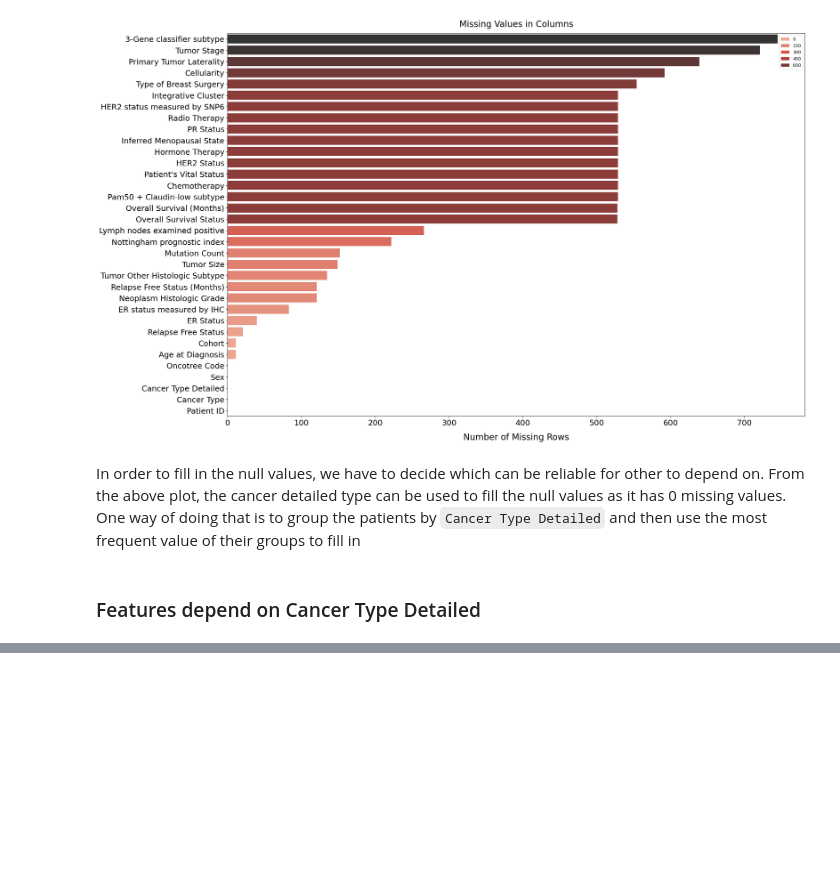
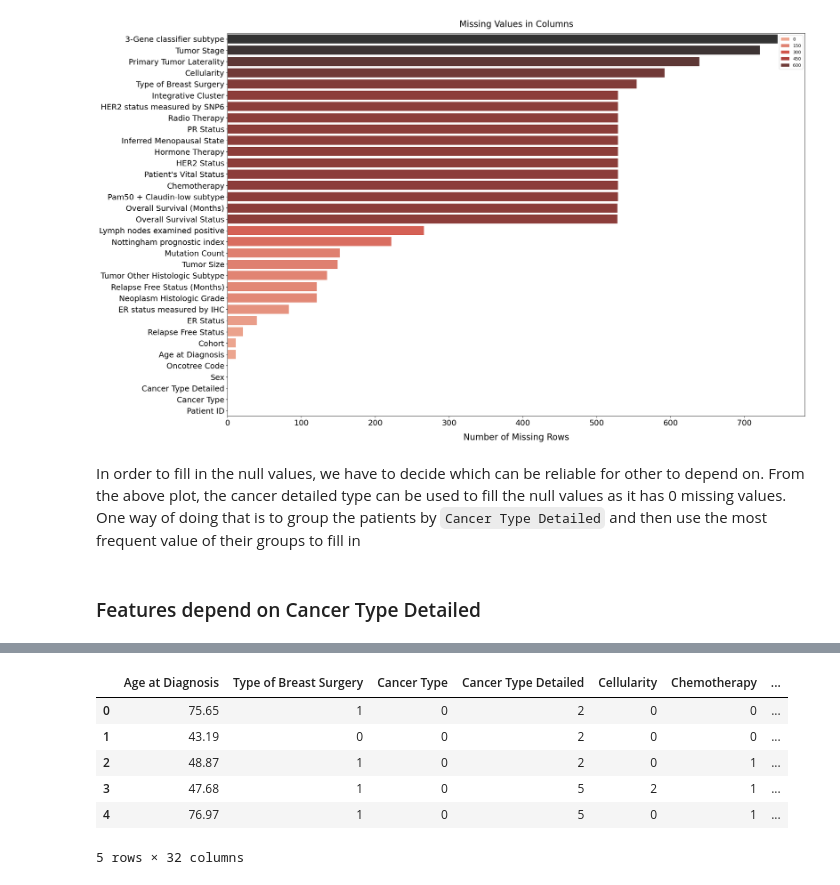
Before and after one commit to Riezmann75/survival-analysis, a Jupyter notebook: metabric_eda.ipynb, the cells around one changed output, grey strips where cells are left out. Drawn from its saved outputs; the diff is of its cells as text; code cells hidden in the pictures; blank space fills up the shorter version.

```diff
--- a/metabric_eda.ipynb
+++ b/metabric_eda.ipynb
@@ -156,0 +370,34 @@ df["Radio Therapy"] = grouped_df.sort_index(level=1).values
+# %%
+object_cols = [
+    "Type of Breast Surgery",
+    "Cancer Type",
+    "Cancer Type Detailed",
+    "Cellularity",
+    "Chemotherapy",
+    "Chemotherapy",
+    "Pam50 + Claudin-low subtype",
+    "ER status measured by IHC",
+    "ER Status",
+    "HER2 status measured by SNP6",
+    "HER2 Status",
+    "Tumor Other Histologic Subtype",
+    "Hormone Therapy",
+    "Inferred Menopausal State",
+    "Integrative Cluster",
+    "Primary Tumor Laterality",
+    "Oncotree Code",
+    "PR Status",
+    "Radio Therapy",
+    "Sex",
+    "3-Gene classifier subtype",
+]
+
+for col in object_cols:
+    df[col] = np.uint8(LabelEncoder().fit_transform(df[col]))
+
+df["Overall Survival Status"] = np.uint8(
+    df["Overall Survival Status"].map({"Living": 0, "Deceased": 1})
+)
+df["Relapse Free Status"] = np.uint8(
+    df["Relapse Free Status"].map({"Not Recurred": 0, "Recurred": 1})
+)
@@ -156,0 +418,10 @@ df["Radio Therapy"] = grouped_df.sort_index(level=1).values
+# %%
+df.head()
+# %% [output]
+|  | Age at Diagnosis | Type of Breast Surgery | Cancer Type | Cancer Type Detailed | Cellularity | Chemotherapy | ... |
+| 0 | 75.65 | 1 | 0 | 2 | 0 | 0 | ... |
+| 1 | 43.19 | 0 | 0 | 2 | 0 | 0 | ... |
+| 2 | 48.87 | 1 | 0 | 2 | 0 | 1 | ... |
+| 3 | 47.68 | 1 | 0 | 5 | 2 | 1 | ... |
+| 4 | 76.97 | 1 | 0 | 5 | 0 | 1 | ... |
+5 rows × 32 columns
```
Also changed, not shown: parts of 24 cells of this notebook.
